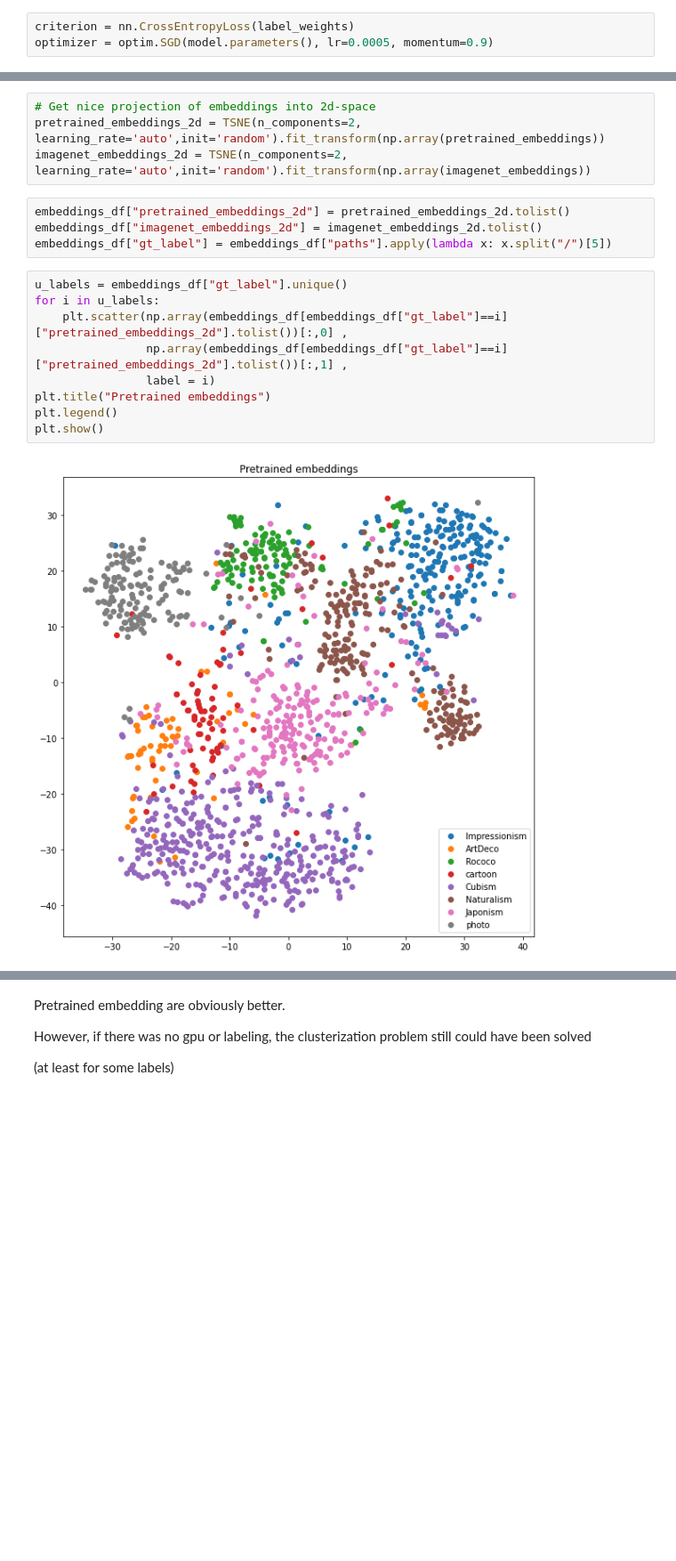
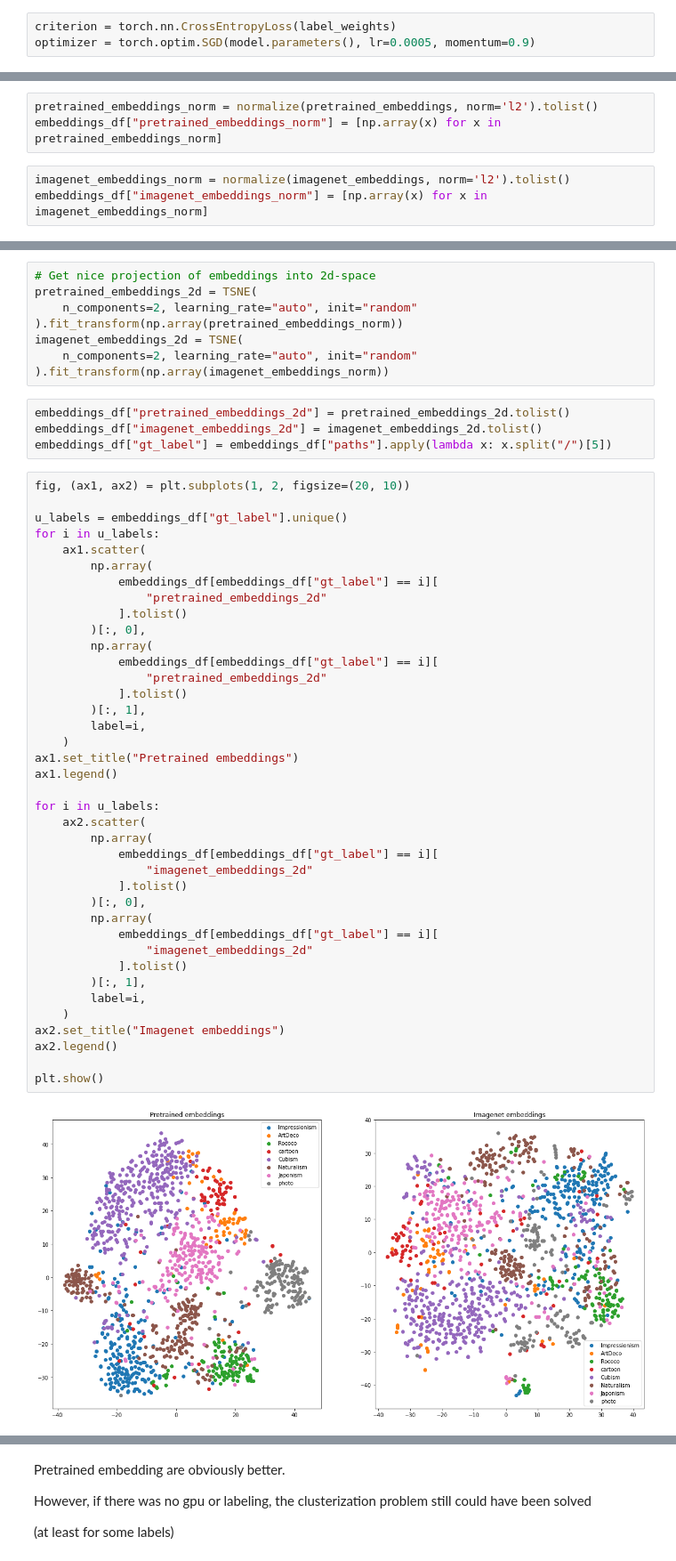
Before and after one commit to nizovskiyka/bg-classification-task, a Jupyter notebook: bg-report-submission.ipynb, the cells around one changed output, grey strips where cells are left out. Shown at 89% size. Saved outputs shown, nothing was run; the diff lists cells and outputs as text; blank space fills up the shorter version.

```diff
--- a/bg-report-submission.ipynb
+++ b/bg-report-submission.ipynb
@@ -422,7 +486,7 @@ model = initialize_model(num_classes, feature_extract)
 model = model.to(device)
 # %%
-criterion = nn.CrossEntropyLoss(label_weights)
-optimizer = optim.SGD(model.parameters(), lr=0.0005, momentum=0.9)
+criterion = torch.nn.CrossEntropyLoss(label_weights)
+optimizer = torch.optim.SGD(model.parameters(), lr=0.0005, momentum=0.9)
 # %%
 model, history = train_model(model, dataloaders_dict, optimizer, criterion, num_epochs)
 # %% [output]
@@ -550,0 +611,6 @@ embeddings_df = pd.DataFrame({"paths":embedding_paths,
+# %%
+pretrained_embeddings_norm = normalize(pretrained_embeddings, norm='l2').tolist()
+embeddings_df["pretrained_embeddings_norm"] = [np.array(x) for x in pretrained_embeddings_norm]
+# %%
+imagenet_embeddings_norm = normalize(imagenet_embeddings, norm='l2').tolist()
+embeddings_df["imagenet_embeddings_norm"] = [np.array(x) for x in imagenet_embeddings_norm]
@@ -551,19 +629,53 @@ embeddings_df = pd.DataFrame({"paths":embedding_paths,
 # %%
 # Get nice projection of embeddings into 2d-space
-pretrained_embeddings_2d = TSNE(n_components=2, learning_rate='auto',init='random').fit_transform(np.array(pretrained_embeddings))
-imagenet_embeddings_2d = TSNE(n_components=2, learning_rate='auto',init='random').fit_transform(np.array(imagenet_embeddings))
+pretrained_embeddings_2d = TSNE(
+    n_components=2, learning_rate="auto", init="random"
+).fit_transform(np.array(pretrained_embeddings_norm))
+imagenet_embeddings_2d = TSNE(
+    n_components=2, learning_rate="auto", init="random"
+).fit_transform(np.array(imagenet_embeddings_norm))
 # %%
 embeddings_df["pretrained_embeddings_2d"] = pretrained_embeddings_2d.tolist()
 embeddings_df["imagenet_embeddings_2d"] = imagenet_embeddings_2d.tolist()
 embeddings_df["gt_label"] = embeddings_df["paths"].apply(lambda x: x.split("/")[5])
 # %%
+fig, (ax1, ax2) = plt.subplots(1, 2, figsize=(20, 10))
+
 u_labels = embeddings_df["gt_label"].unique()
 for i in u_labels:
-    plt.scatter(np.array(embeddings_df[embeddings_df["gt_label"]==i]["pretrained_embeddings_2d"].tolist())[:,0] ,
-                np.array(embeddings_df[embeddings_df["gt_label"]==i]["pretrained_embeddings_2d"].tolist())[:,1] ,
-                label = i)
-plt.title("Pretrained embeddings")
-plt.legend()
+    ax1.scatter(
+        np.array(
+            embeddings_df[embeddings_df["gt_label"] == i][
+                "pretrained_embeddings_2d"
+            ].tolist()
+        )[:, 0],
+        np.array(
+            embeddings_df[embeddings_df["gt_label"] == i][
+                "pretrained_embeddings_2d"
+            ].tolist()
+        )[:, 1],
+        label=i,
+    )
+ax1.set_title("Pretrained embeddings")
+ax1.legend()
+
+for i in u_labels:
+    ax2.scatter(
+        np.array(
+            embeddings_df[embeddings_df["gt_label"] == i][
+                "imagenet_embeddings_2d"
+            ].tolist()
+        )[:, 0],
+        np.array(
+            embeddings_df[embeddings_df["gt_label"] == i][
+                "imagenet_embeddings_2d"
+            ].tolist()
+        )[:, 1],
+        label=i,
+    )
+ax2.set_title("Imagenet embeddings")
+ax2.legend()
+
 plt.show()
 # %% [output]
-[figure, old version]
+[figure, new version]
```
Also changed, not shown: parts of 102 cells of this notebook, 1 other file.
